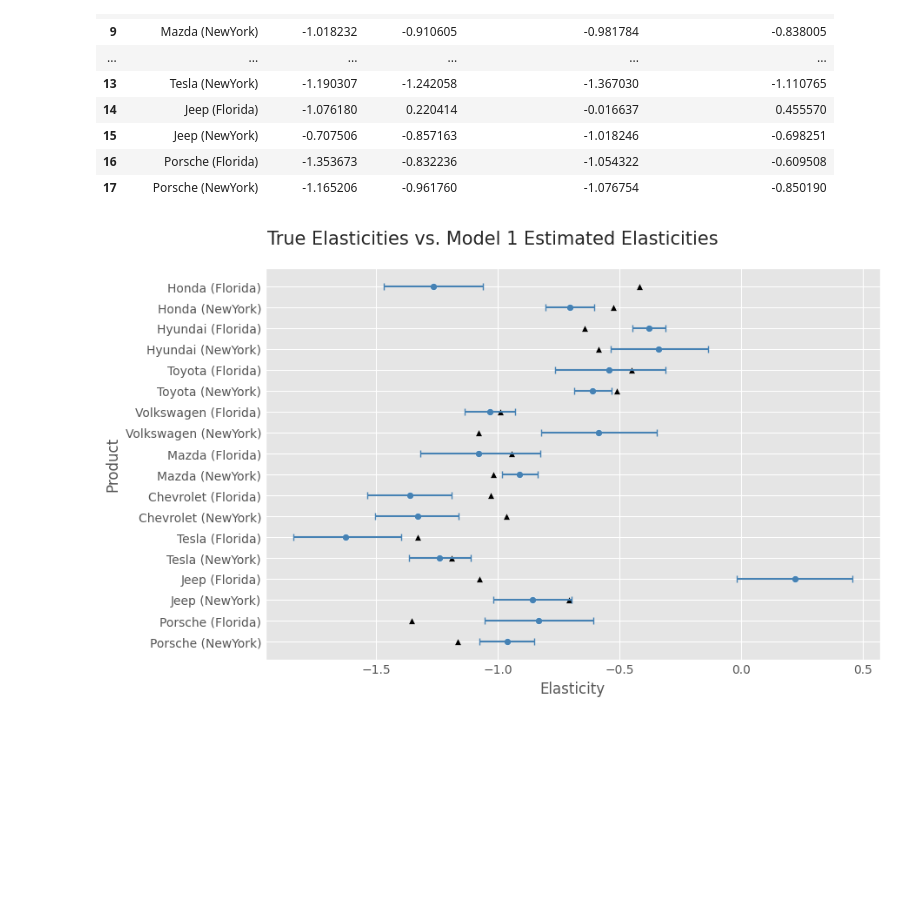
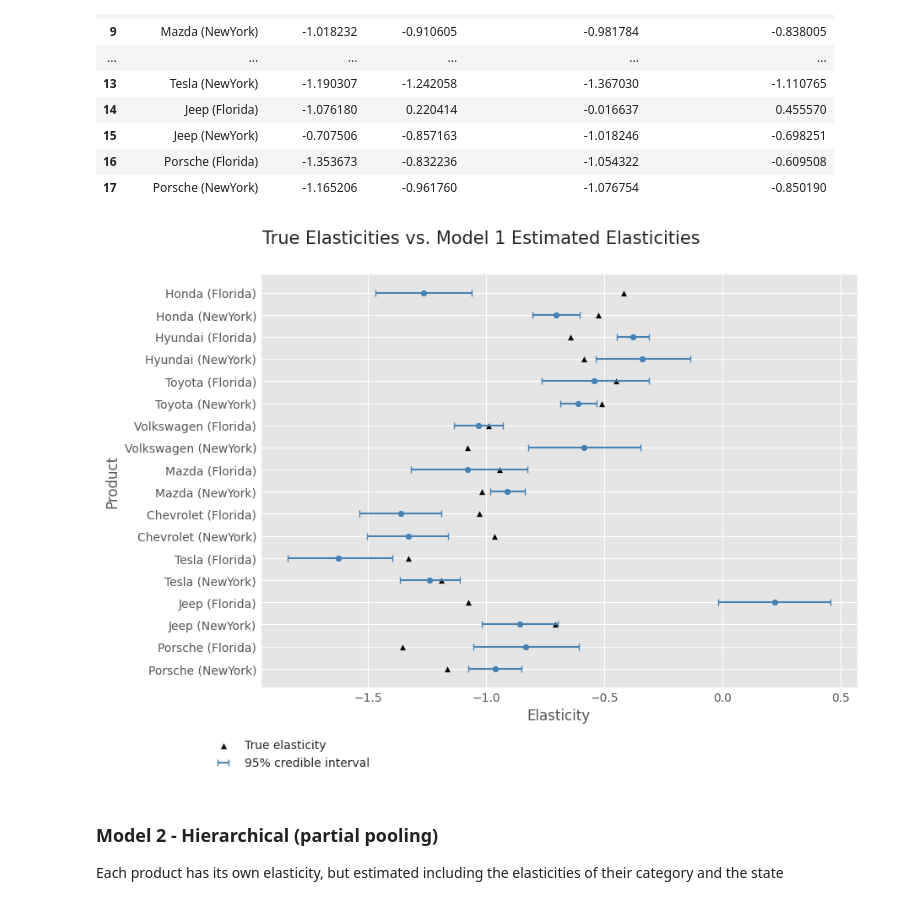
Before and after one commit to kirawei2025/price-elasticity-pymc, a Jupyter notebook: code.ipynb, the cells around one changed output. Cells and saved outputs as stored; diff of their text form; code cells hidden in the pictures; blank space fills up the shorter version.

Commit message:
update partial pooling

```diff
--- a/code.ipynb
+++ b/code.ipynb
@@ -229,7 +231,7 @@ no_pooling_output
 # visualize true elasticity vs. no-pooling estimated elasticities
 # mean true elasticity
 plt.style.use('ggplot')
-fig, ax = plt.subplots(figsize=(9,5))
+fig, ax = plt.subplots(figsize=(9,6))
 sns.scatterplot(
   no_pooling_output,
   x = 'true_elasticity',
@@ -237,36 +239,42 @@ sns.scatterplot(
   marker='^',
   s=35,
   color='black',
-  ax = ax
+  ax = ax,
+  label='True elasticity'
 )
 # mean posterior elasticity
 sns.scatterplot(
   no_pooling_output,
   x = 'post_elasticity',
   y = 'product',
   marker='o',
   s=35,
   color='steelblue',
   ax = ax
 )
 # Posterior credible interval
 ax.errorbar(
     no_pooling_output['post_elasticity'],
     no_pooling_output['product'],
     xerr=[
         no_pooling_output['post_elasticity'] - no_pooling_output['post_elasticity_lower_bound'],
         no_pooling_output['post_elasticity_higher_bound'] - no_pooling_output['post_elasticity']
     ],
     fmt='none',
     color='steelblue',
-    capsize=3
+    capsize=3,
+    label="95% credible interval"
 )
 ax.set_xlabel('Elasticity')
 ax.set_ylabel('Product')
 ax.tick_params(axis='x', labelsize=10)
 ax.tick_params(axis='y', labelsize=10)
+ax.legend(bbox_to_anchor=(0.2, -0.1), fontsize=10)
 #ax.set_yticklabels(no_pooling_output['product'],fontsize=10)
 plt.suptitle('True Elasticities vs. Model 1 Estimated Elasticities', fontsize=15, y=1.08)
 plt.savefig('images/model/elasticity_chart.png', bbox_inches='tight')
 # %% [output]
-[figure, old version]
+[figure, new version]
+# %% [markdown]
+### Model 2 - Hierarchical (partial pooling)
+Each product has its own elasticity, but estimated including the elasticities of their category and the state
```
Also changed, not shown: parts of 7 cells of this notebook, 4 other files.
